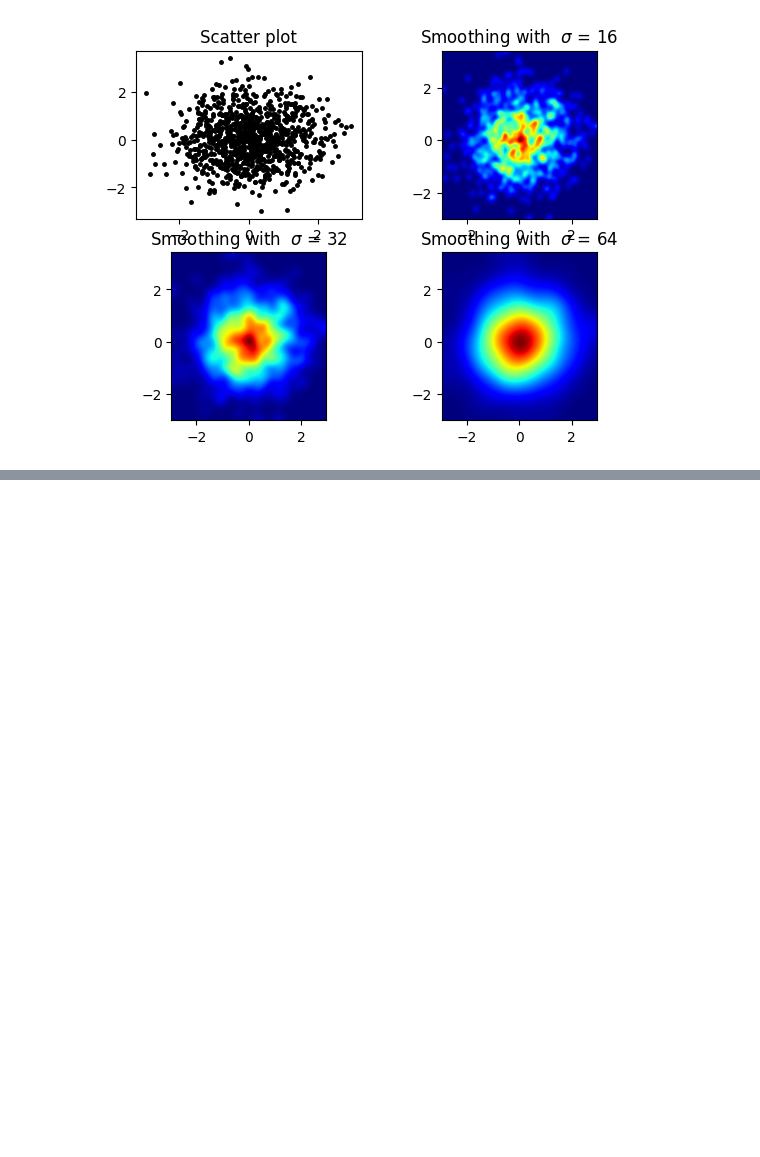
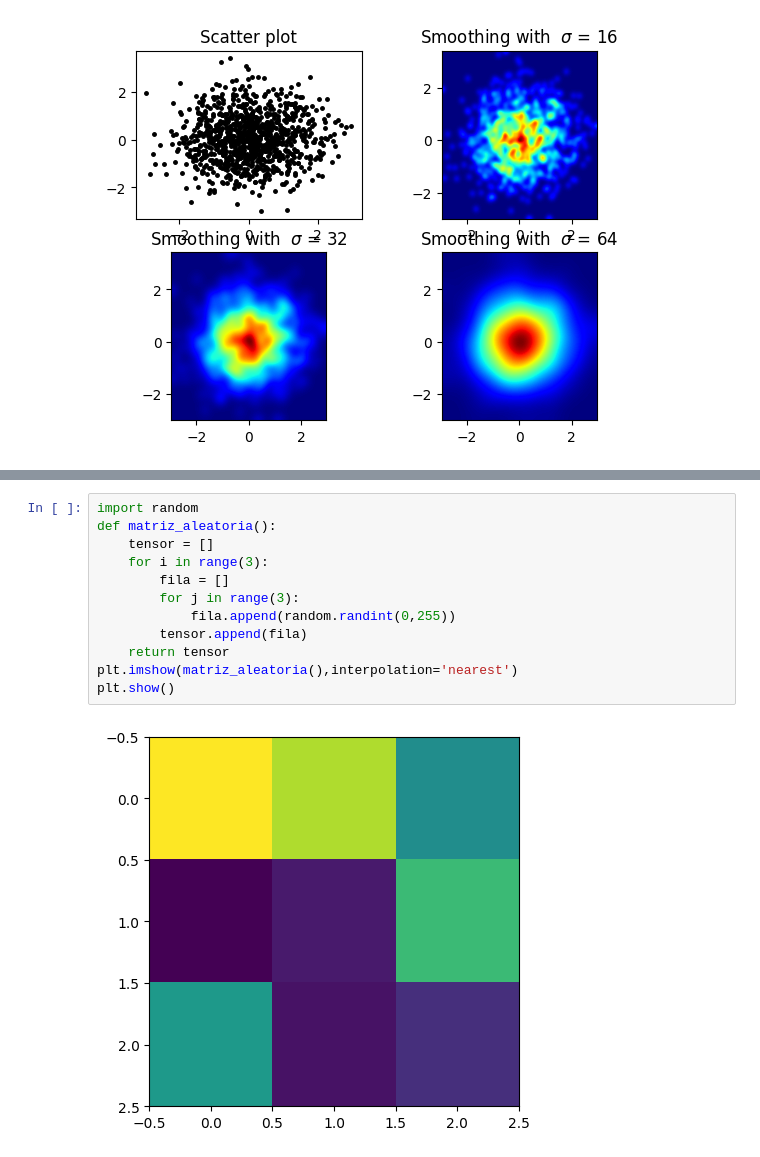
Before and after one commit to Nancy2615/nancy, a Jupyter notebook: Escalares,_Vectores_y_matrices,_tensores.ipynb, the cells around one changed output, grey strips where cells are left out. Cells and saved outputs as stored; diff of their text form; blank space fills up the shorter version.

```diff
--- a/Escalares,_Vectores_y_matrices,_tensores.ipynb
+++ b/Escalares,_Vectores_y_matrices,_tensores.ipynb
@@ -148,0 +167,14 @@ plt.show()
+# %%
+import random
+def matriz_aleatoria():
+    tensor = []
+    for i in range(3):
+        fila = []
+        for j in range(3):
+            fila.append(random.randint(0,255))
+        tensor.append(fila)
+    return tensor
+plt.imshow(matriz_aleatoria(),interpolation='nearest')
+plt.show()
+# %% [output]
+[figure, added]
```
Also changed, not shown: parts of 2 cells of this notebook.
